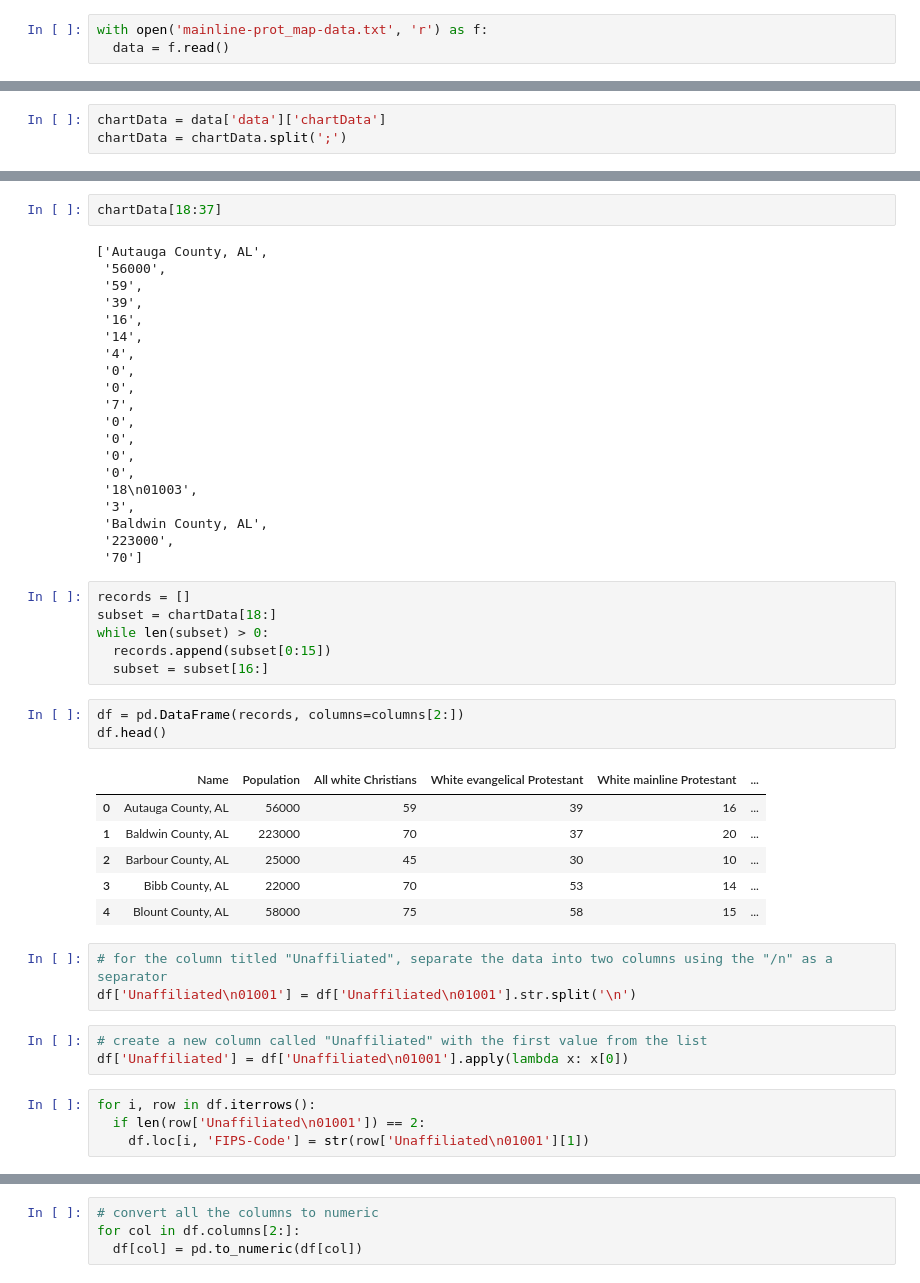
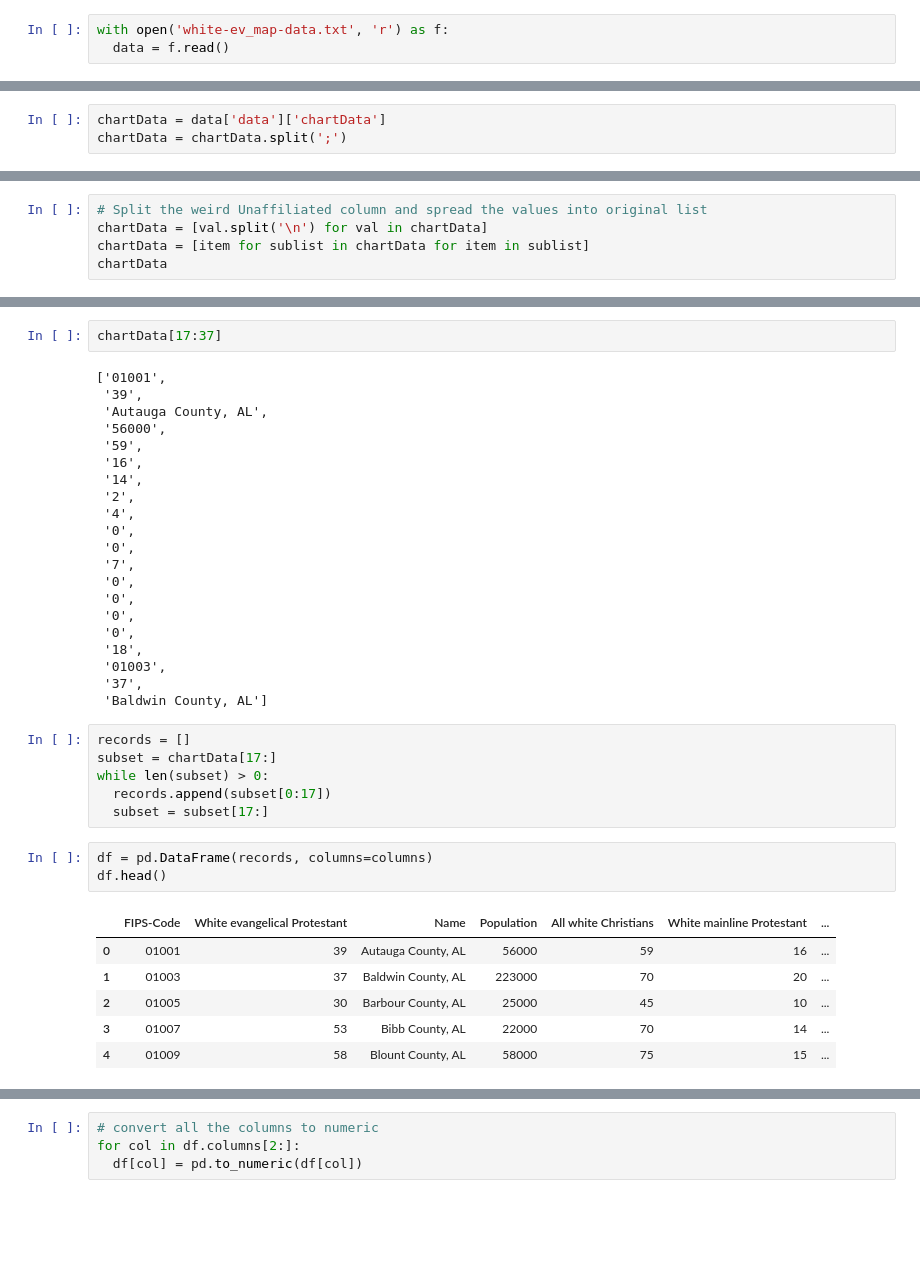
Before and after one commit to anoboa2/parse-data-09112023, a Jupyter notebook: notebook.ipynb, the cells around one changed output, grey strips where cells are left out. Saved outputs shown, nothing was run; the diff lists cells and outputs as text; blank space fills up the shorter version.

Commit message:
resolved FIPS misalignment and missing column

```diff
--- a/notebook.ipynb
+++ b/notebook.ipynb
@@ -2,7 +2,7 @@
 import json
 import pandas as pd
 # %%
-with open('mainline-prot_map-data.txt', 'r') as f:
+with open('white-ev_map-data.txt', 'r') as f:
   data = f.read()
 # %%
 print(type(data), len(data))
@@ -74 +74,6 @@ chartData
  ...]
+# %%
+# Split the weird Unaffiliated column and spread the values into original list
+chartData = [val.split('\n') for val in chartData]
+chartData = [item for sublist in chartData for item in sublist]
+chartData
@@ -96,12 +119,14 @@ columns
 # %%
-chartData[18:37]
+chartData[17:37]
 # %% [output]
-['Autauga County, AL',
+['01001',
+ '39',
+ 'Autauga County, AL',
  '56000',
  '59',
- '39',
  '16',
  '14',
+ '2',
  '4',
  '0',
  '0',
@@ -110,35 +135,24 @@ chartData[18:37]
  '0',
  '0',
  '0',
- '18\n01003',
- '3',
- 'Baldwin County, AL',
- '223000',
- '70']
+ '18',
+ '01003',
+ '37',
+ 'Baldwin County, AL']
 # %%
 records = []
-subset = chartData[18:]
+subset = chartData[17:]
 while len(subset) > 0:
-  records.append(subset[0:15])
-  subset = subset[16:]
+  records.append(subset[0:17])
+  subset = subset[17:]
 # %%
-df = pd.DataFrame(records, columns=columns[2:])
+df = pd.DataFrame(records, columns=columns)
 df.head()
 # %% [output]
-|  | Name | Population | All white Christians | White evangelical Protestant | White mainline Protestant | ... |
-| 0 | Autauga County, AL | 56000 | 59 | 39 | 16 | ... |
-| 1 | Baldwin County, AL | 223000 | 70 | 37 | 20 | ... |
-| 2 | Barbour County, AL | 25000 | 45 | 30 | 10 | ... |
-| 3 | Bibb County, AL | 22000 | 70 | 53 | 14 | ... |
-| 4 | Blount County, AL | 58000 | 75 | 58 | 15 | ... |
+|  | FIPS-Code | White evangelical Protestant | Name | Population | All white Christians | White mainline Protestant | ... |
+| 0 | 01001 | 39 | Autauga County, AL | 56000 | 59 | 16 | ... |
+| 1 | 01003 | 37 | Baldwin County, AL | 223000 | 70 | 20 | ... |
+| 2 | 01005 | 30 | Barbour County, AL | 25000 | 45 | 10 | ... |
+| 3 | 01007 | 53 | Bibb County, AL | 22000 | 70 | 14 | ... |
+| 4 | 01009 | 58 | Blount County, AL | 58000 | 75 | 15 | ... |
-# %%
-# for the column titled "Unaffiliated", separate the data into two columns using the "/n" as a separator
-df['Unaffiliated\n01001'] = df['Unaffiliated\n01001'].str.split('\n')
-# %%
-# create a new column called "Unaffiliated" with the first value from the list
-df['Unaffiliated'] = df['Unaffiliated\n01001'].apply(lambda x: x[0])
-# %%
-for i, row in df.iterrows():
-  if len(row['Unaffiliated\n01001']) == 2:
-    df.loc[i, 'FIPS-Code'] = str(row['Unaffiliated\n01001'][1])
 # %%
```
Also changed, not shown: parts of 7 cells of this notebook, 3 other files.
